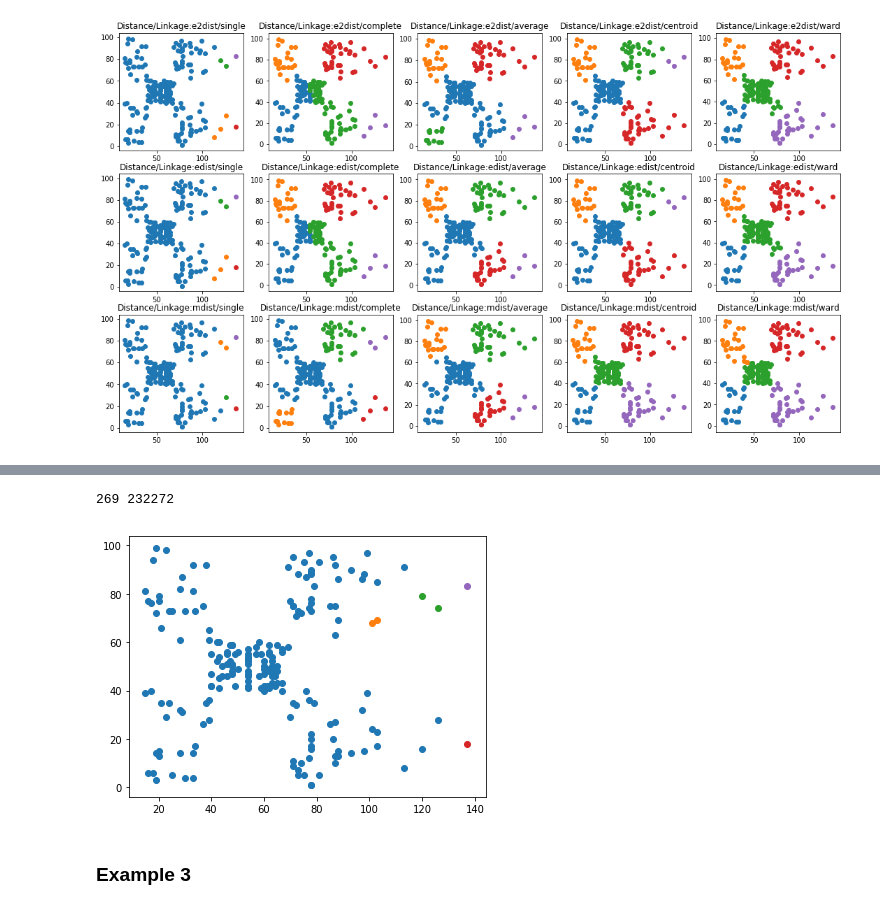
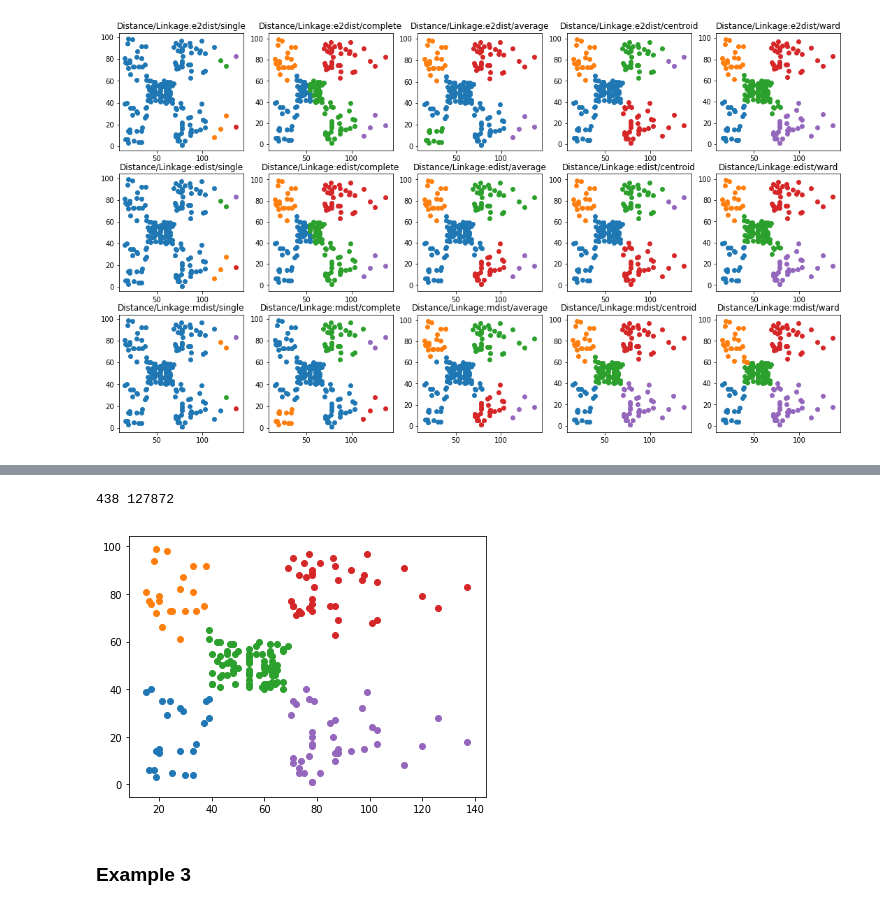
Before and after one commit to Anhmike/clustering, a Jupyter notebook: tmp/clustering.ipynb, the cells around one changed output, grey strips where cells are left out. Drawn from its saved outputs; the diff is of its cells as text; code cells hidden in the pictures.

Commit message:
cure input changes

```diff
--- a/tmp/clustering.ipynb
+++ b/tmp/clustering.ipynb
@@ -63,10 +77,10 @@ plot[d2;5;cross[key .clust.kd.i.dd;key .clust.kd.i.ld]];
 # %%
-\ts r2:.clust.cure[d2;5;10;0]
+\ts r2:.clust.cure[d2;5;`mdist;5;0.7]
 {plt[`:scatter][;]. flip x}each exec pts by clt from r2;
 plt[`:show][];
 # %% [output]
-269 232272
+438 127872
-[figure, old version]
+[figure, new version]
 # %% [markdown]
 ### Example 3
 # %%
```
Also changed, not shown: parts of 9 cells of this notebook, 4 other files.
